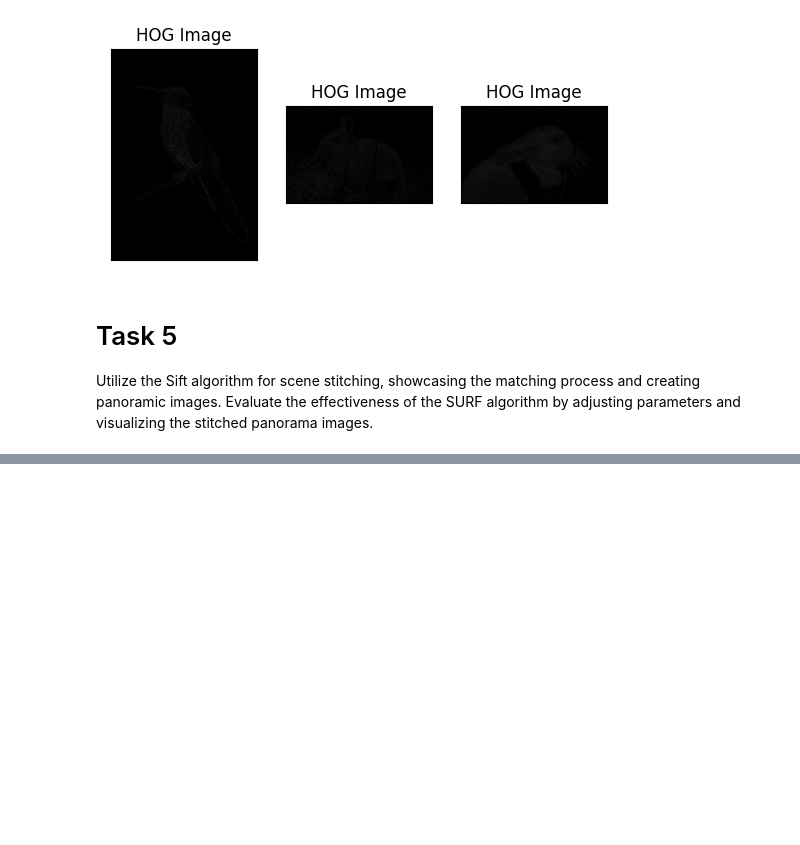
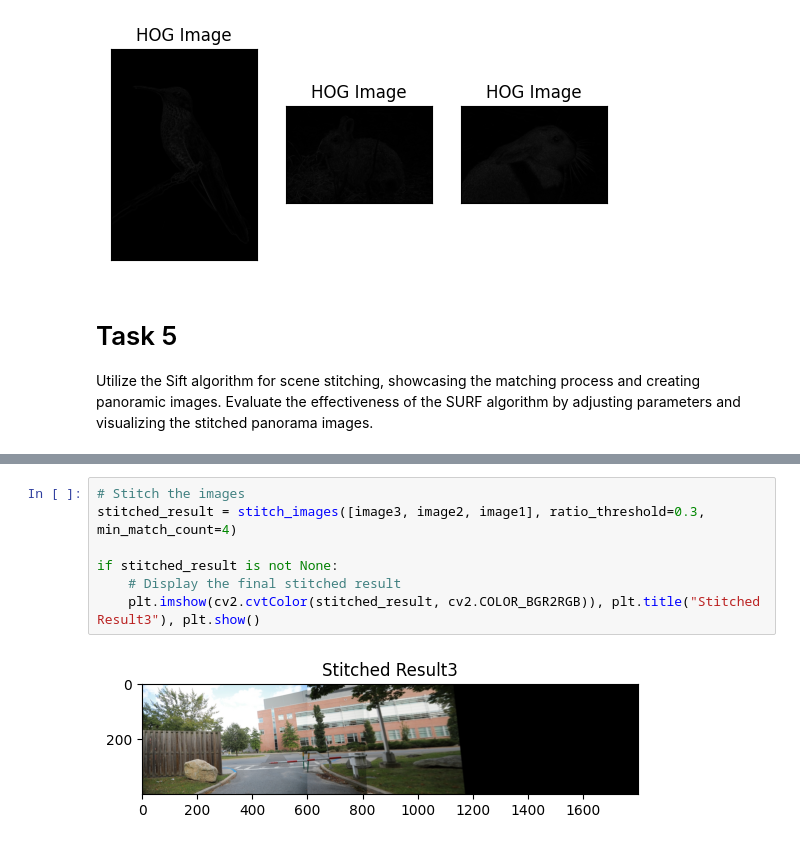
Before and after one commit to DevNerds2020/Computer_Vision, a Jupyter notebook: ComputerVision-algorithms/HomeWork2.ipynb, the cells around one changed output, grey strips where cells are left out. Cells and saved outputs as stored; diff of their text form; blank space fills up the shorter version.

```diff
--- a/ComputerVision-algorithms/HomeWork2.ipynb
+++ b/ComputerVision-algorithms/HomeWork2.ipynb
@@ -228,0 +192,9 @@ error: OpenCV(4.8.1) D:\a\opencv-python\opencv-python\opencv\modules\imgproc\src
+# %%
+# Stitch the images
+stitched_result = stitch_images([image3, image2, image1], ratio_threshold=0.3, min_match_count=4)
+
+if stitched_result is not None:
+    # Display the final stitched result
+    plt.imshow(cv2.cvtColor(stitched_result, cv2.COLOR_BGR2RGB)), plt.title("Stitched Result3"), plt.show()
+# %% [output]
+[figure, added]
```
Also changed, not shown: parts of 5 cells of this notebook, 1 other file.
